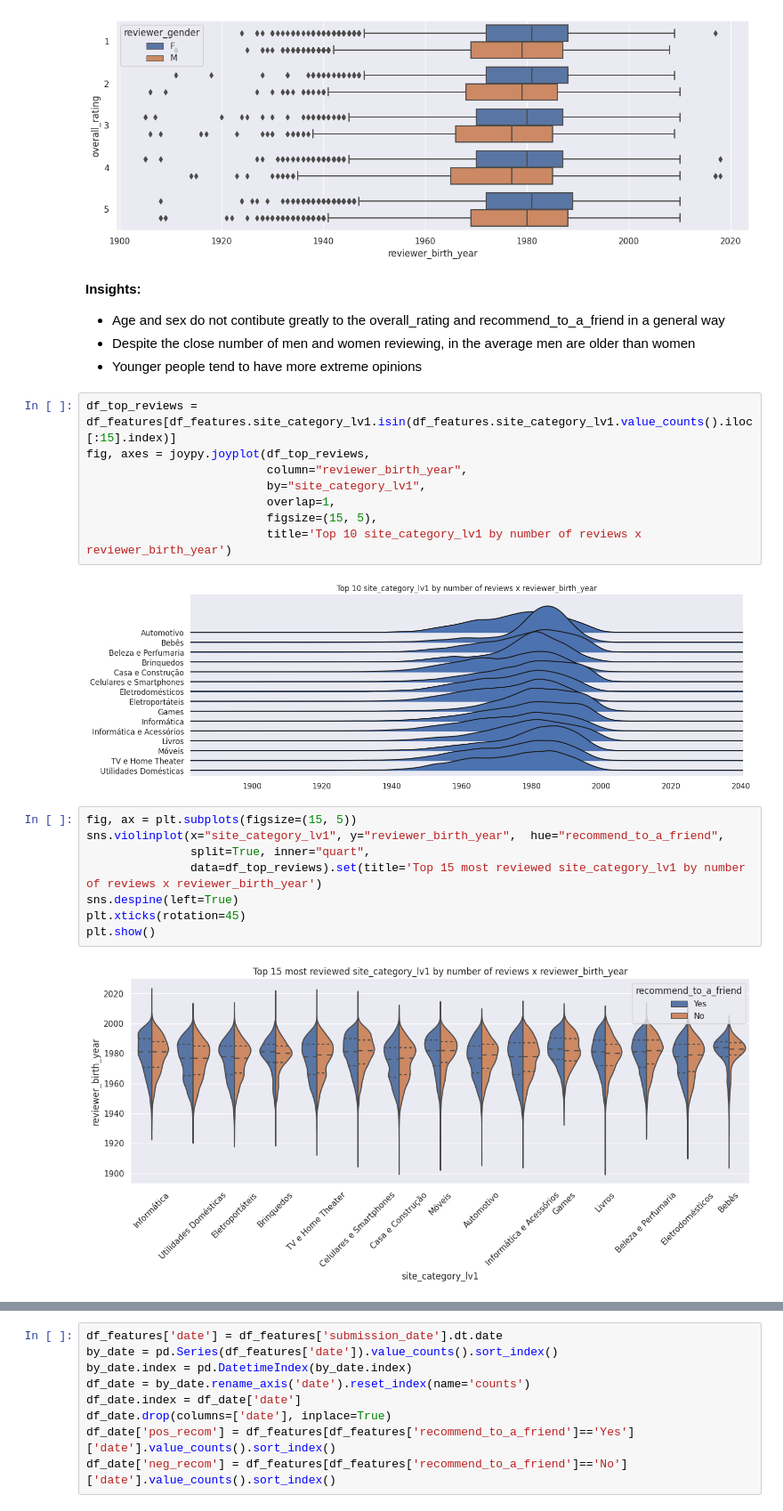
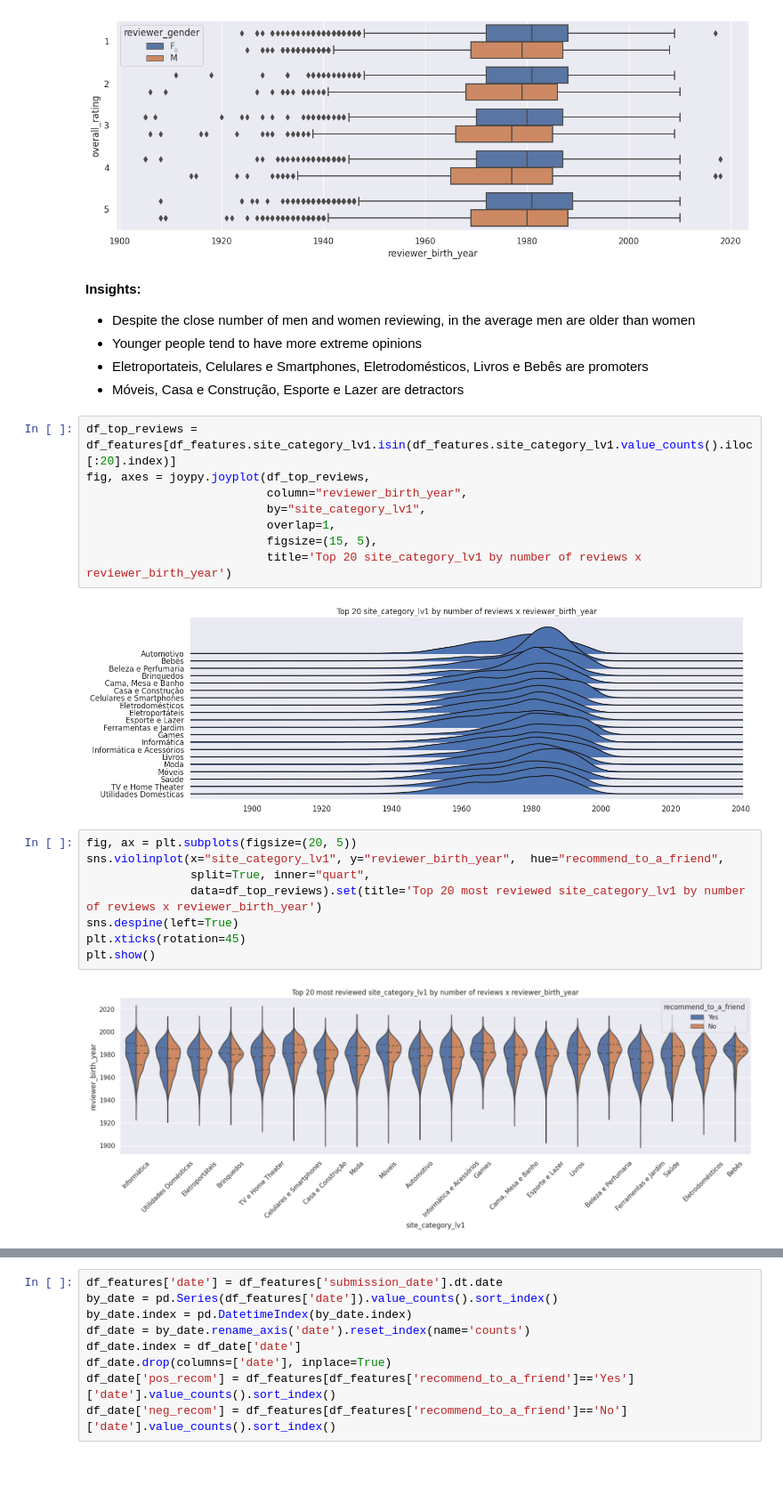
Before and after one commit to gabrielhazeredo/nlp-test-neoway, a Jupyter notebook: analysis/notebooks/data_analysis.ipynb, the cells around one changed output, grey strips where cells are left out. Shown at 89% size. Cells and saved outputs as stored; diff of their text form; blank space fills up the shorter version.

```diff
--- a/analysis/notebooks/data_analysis.ipynb
+++ b/analysis/notebooks/data_analysis.ipynb
@@ -385,27 +440,28 @@ plt.show()
 [figure]
 # %% [markdown]
 **Insights:**
-- Age and sex do not contibute greatly to the overall_rating and recommend_to_a_friend in a general way
 - Despite the close number of men and women reviewing, in the average men are older than women
 - Younger people tend to have more extreme opinions
+- Eletroportateis, Celulares e Smartphones, Eletrodomésticos, Livros e Bebês are promoters
+- Móveis, Casa e Construção, Esporte e Lazer are detractors
 # %%
-df_top_reviews = df_features[df_features.site_category_lv1.isin(df_features.site_category_lv1.value_counts().iloc[:15].index)]
+df_top_reviews = df_features[df_features.site_category_lv1.isin(df_features.site_category_lv1.value_counts().iloc[:20].index)]
 fig, axes = joypy.joyplot(df_top_reviews,
                           column="reviewer_birth_year",
                           by="site_category_lv1",
                           overlap=1,
                           figsize=(15, 5),
-                          title='Top 10 site_category_lv1 by number of reviews x reviewer_birth_year')
+                          title='Top 20 site_category_lv1 by number of reviews x reviewer_birth_year')
 # %% [output]
-[figure, old version]
+[figure, new version]
 # %%
-fig, ax = plt.subplots(figsize=(15, 5))
+fig, ax = plt.subplots(figsize=(20, 5))
 sns.violinplot(x="site_category_lv1", y="reviewer_birth_year",  hue="recommend_to_a_friend",
                split=True, inner="quart",
-               data=df_top_reviews).set(title='Top 15 most reviewed site_category_lv1 by number of reviews x reviewer_birth_year')
+               data=df_top_reviews).set(title='Top 20 most reviewed site_category_lv1 by number of reviews x reviewer_birth_year')
 sns.despine(left=True)
 plt.xticks(rotation=45)
 plt.show()
 # %% [output]
-[figure, old version]
+[figure, new version]
 # %% [markdown]
```
Also changed, not shown: parts of 55 cells of this notebook.
